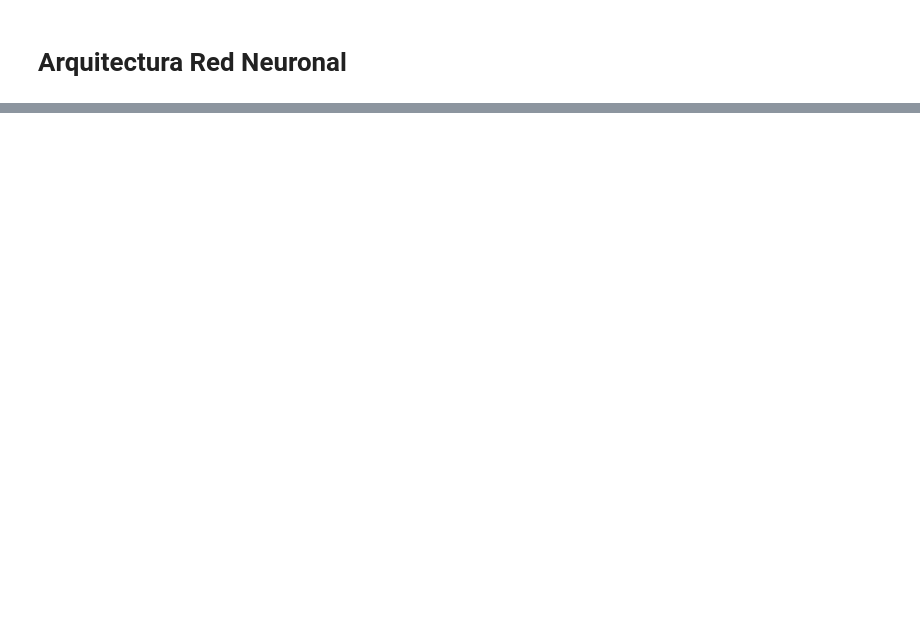
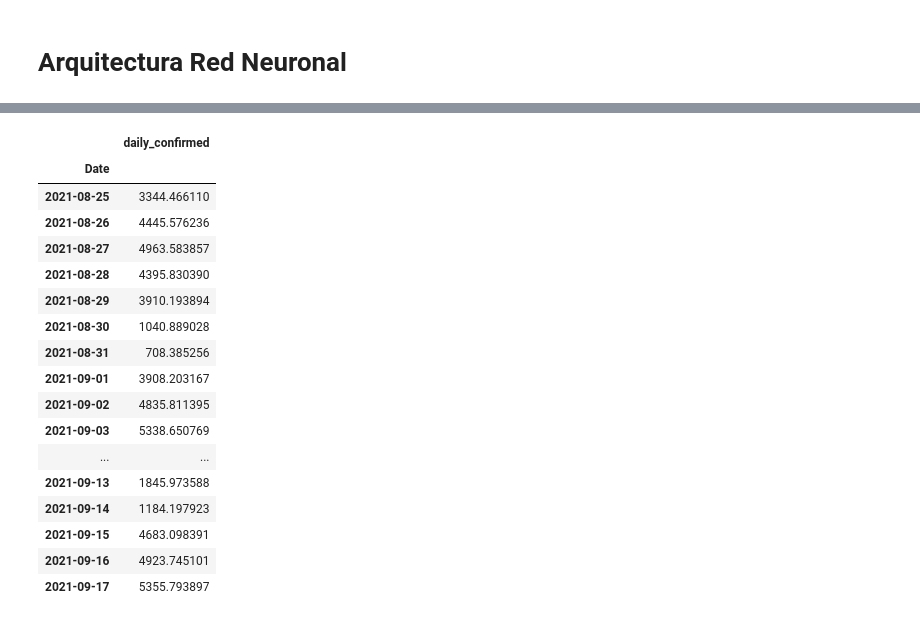
Before and after one commit to r-diazp/covid19, a Jupyter notebook: time_series_covid19.ipynb, the cells around one changed output, grey strips where cells are left out. Drawn from its saved outputs; the diff is of its cells as text; code cells hidden in the pictures; blank space fills up the shorter version.

```diff
--- a/time_series_covid19.ipynb
+++ b/time_series_covid19.ipynb
@@ -334,0 +335,24 @@ plt.show()
+# %%
+resultados = pd.DataFrame({'Date':x_test_plot,
+                           'daily_confirmed': predictions_test.flatten()})
+
+resultados.set_index('Date')
+# %% [output]
+|  | daily_confirmed |
+| Date |  |
+| 2021-08-25 | 3344.466110 |
+| 2021-08-26 | 4445.576236 |
+| 2021-08-27 | 4963.583857 |
+| 2021-08-28 | 4395.830390 |
+| 2021-08-29 | 3910.193894 |
+| 2021-08-30 | 1040.889028 |
+| 2021-08-31 | 708.385256 |
+| 2021-09-01 | 3908.203167 |
+| 2021-09-02 | 4835.811395 |
+| 2021-09-03 | 5338.650769 |
+| ... | ... |
+| 2021-09-13 | 1845.973588 |
+| 2021-09-14 | 1184.197923 |
+| 2021-09-15 | 4683.098391 |
+| 2021-09-16 | 4923.745101 |
+| 2021-09-17 | 5355.793897 |
```
Also changed, not shown: parts of 9 cells of this notebook.
